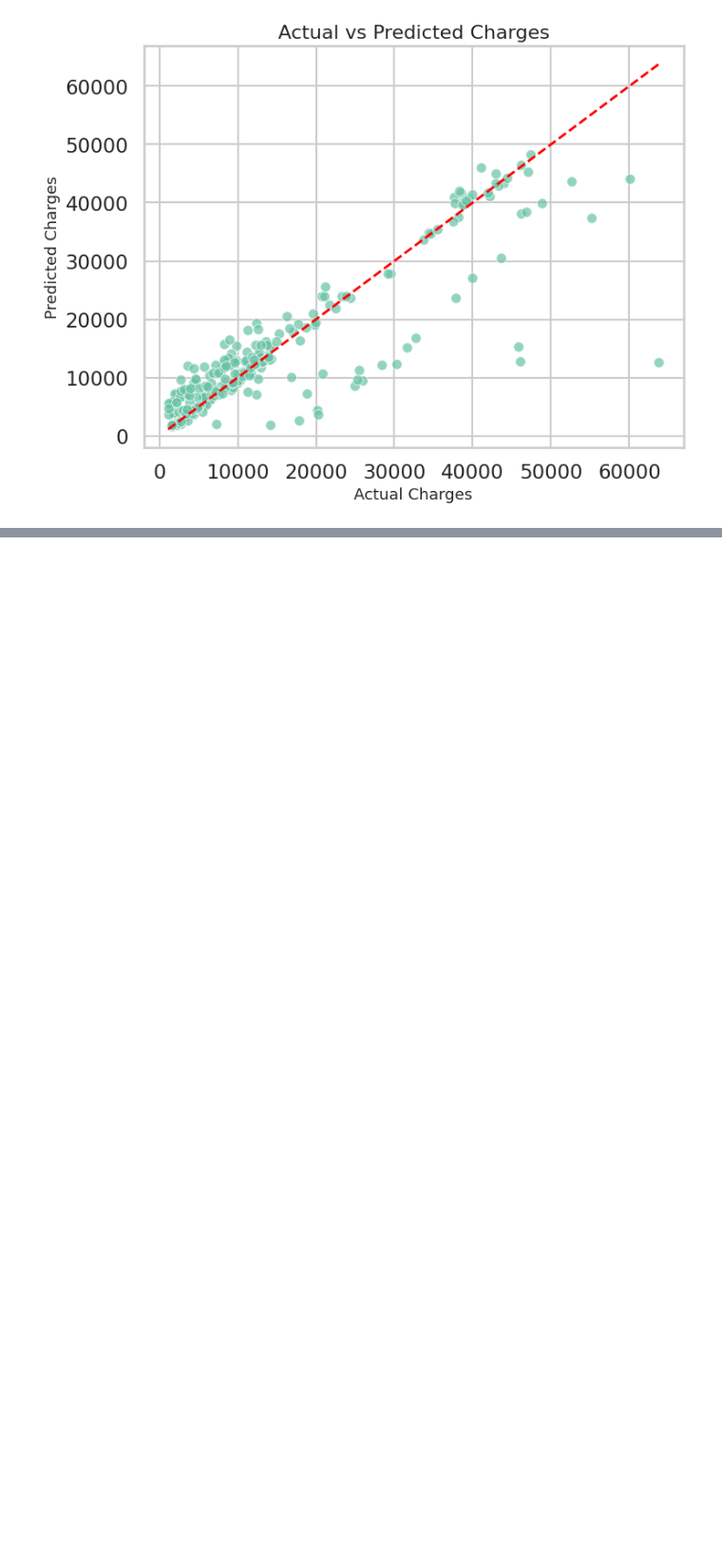
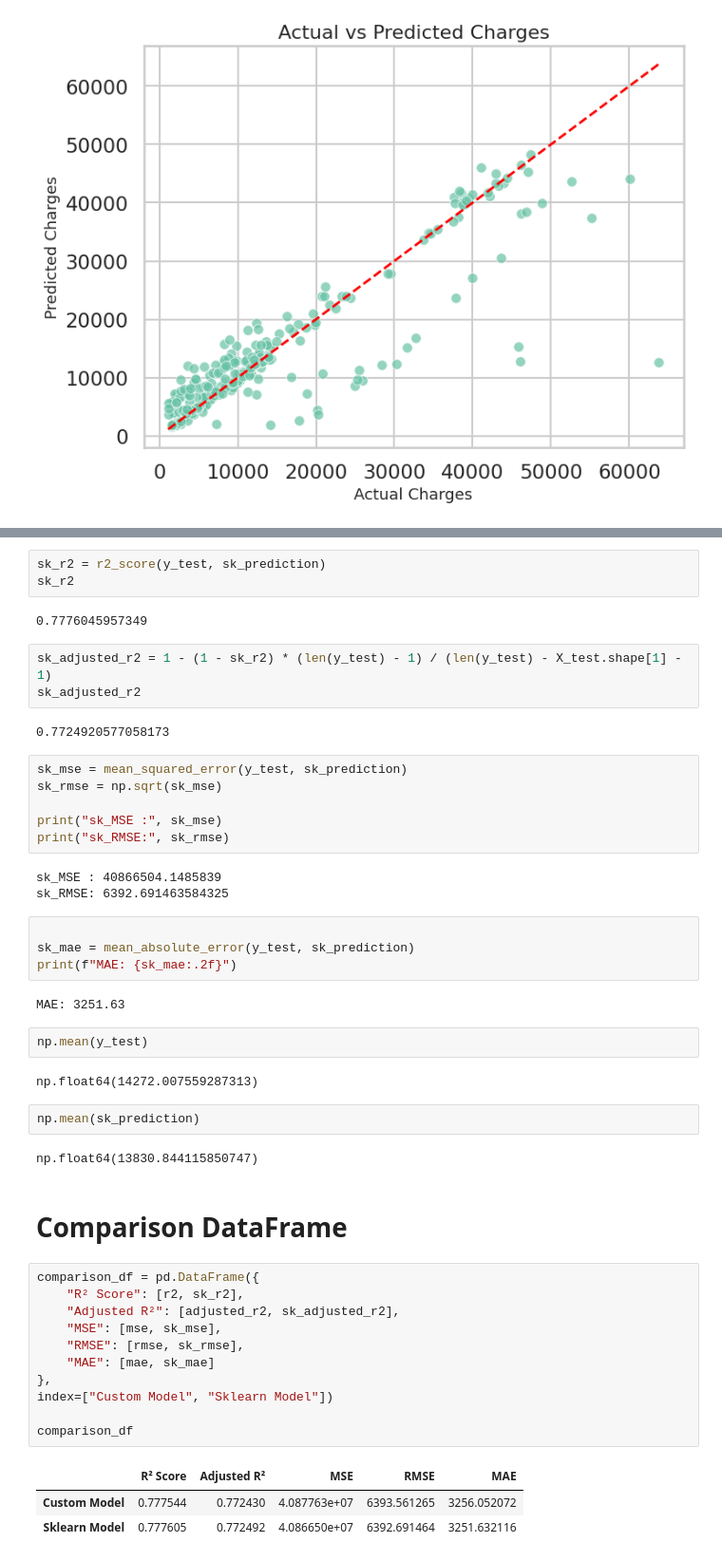
Before and after one commit to code-with-ayyan/Machine-Learning-from-scratch, a Jupyter notebook: KNN-Regression/insurance.ipynb, the cells around one changed output, grey strips where cells are left out. Shown at 95% size. Cells and saved outputs as stored; diff of their text form; blank space fills up the shorter version.

```diff
--- a/KNN-Regression/insurance.ipynb
+++ b/KNN-Regression/insurance.ipynb
@@ -539,3 +547,53 @@ plt.show()
+# %%
+sk_r2 = r2_score(y_test, sk_prediction)
+sk_r2
+# %% [output]
+0.7776045957349
+# %%
+sk_adjusted_r2 = 1 - (1 - sk_r2) * (len(y_test) - 1) / (len(y_test) - X_test.shape[1] - 1)
+sk_adjusted_r2
+# %% [output]
+0.7724920577058173
+# %%
+sk_mse = mean_squared_error(y_test, sk_prediction)
+sk_rmse = np.sqrt(sk_mse)
+
+print("sk_MSE :", sk_mse)
+print("sk_RMSE:", sk_rmse)
+# %% [output]
+sk_MSE : 40866504.1485839
+sk_RMSE: 6392.691463584325
+# %%
+
+sk_mae = mean_absolute_error(y_test, sk_prediction)
+print(f"MAE: {sk_mae:.2f}")
+# %% [output]
+MAE: 3251.63
+# %%
+np.mean(y_test)
+# %% [output]
+np.float64(14272.007559287313)
+# %%
+np.mean(sk_prediction)
+# %% [output]
+np.float64(13830.844115850747)
+# %% [markdown]
+# Comparison DataFrame
+# %%
+comparison_df = pd.DataFrame({
+    "R² Score": [r2, sk_r2],
+    "Adjusted R²": [adjusted_r2, sk_adjusted_r2],
+    "MSE": [mse, sk_mse],
+    "RMSE": [rmse, sk_rmse],
+    "MAE": [mae, sk_mae]
+},
+index=["Custom Model", "Sklearn Model"])
+
+comparison_df
+# %% [output]
+|  | R² Score | Adjusted R² | MSE | RMSE | MAE |
+| Custom Model | 0.777544 | 0.772430 | 4.087763e+07 | 6393.561265 | 3256.052072 |
+| Sklearn Model | 0.777605 | 0.772492 | 4.086650e+07 | 6392.691464 | 3251.632116 |
 # %% [markdown]
 # Conclusion
 
```
Also changed, not shown: parts of 6 cells of this notebook, 1 other file.
